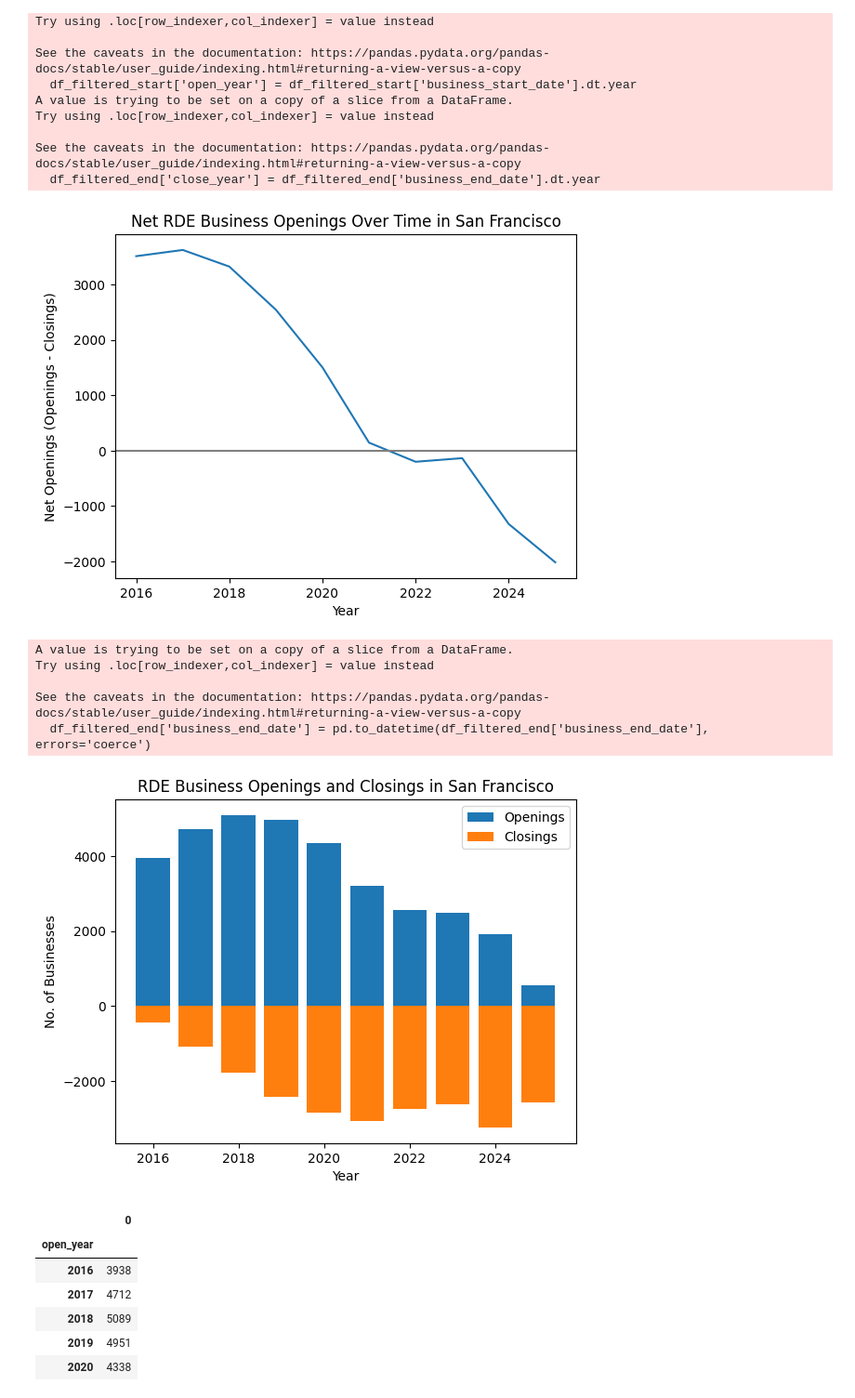
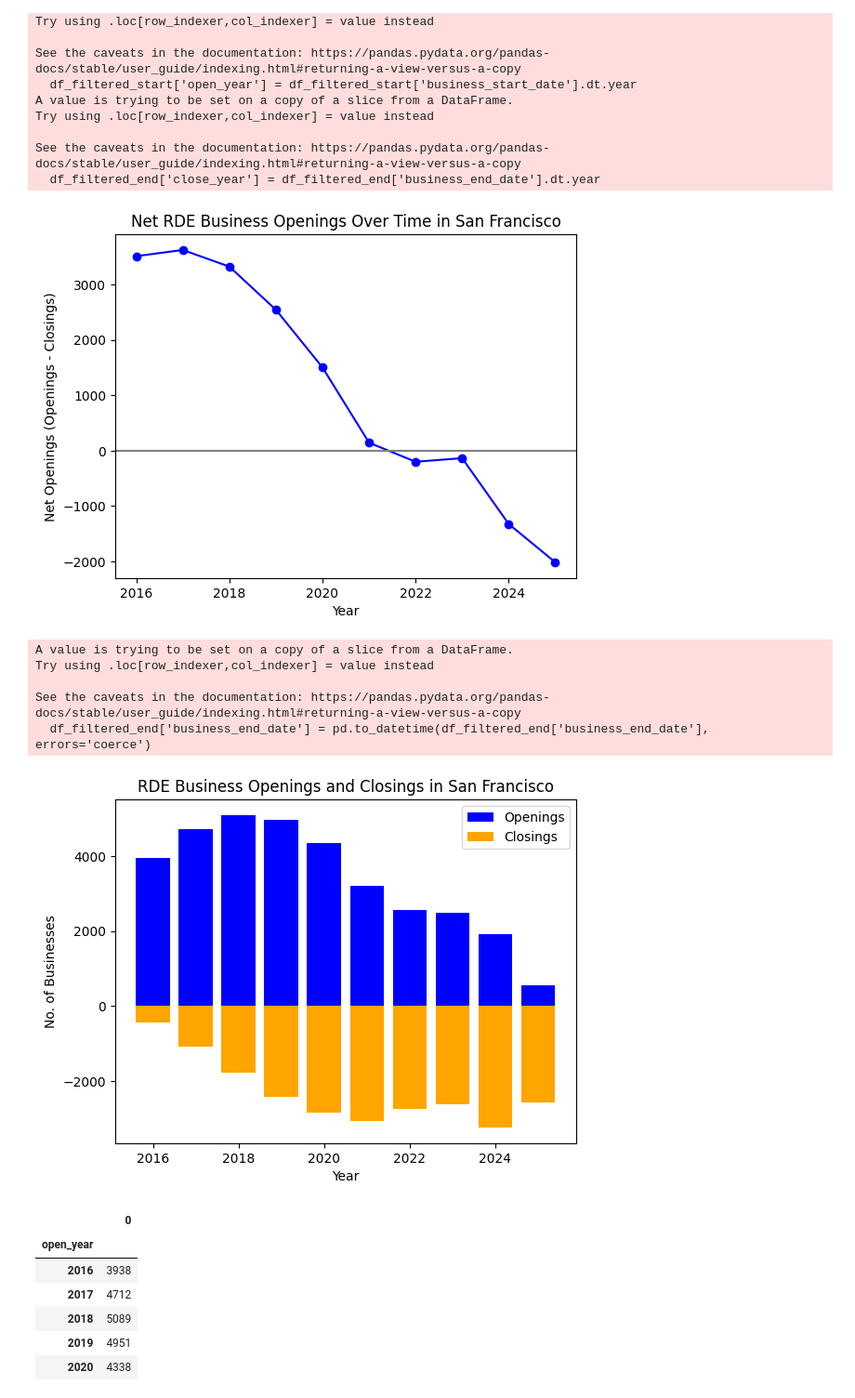
Before and after one commit to miaflynn/CYPLAN255-Final-Project, a Jupyter notebook: 03b_RDE_analysis.ipynb, the cells around one changed output. Shown at 93% size. Drawn from its saved outputs; the diff is of its cells as text; code cells hidden in the pictures.

```diff
--- a/03b_RDE_analysis.ipynb
+++ b/03b_RDE_analysis.ipynb
@@ -101,45 +101,45 @@ net['net_openings'] = net['openings'] - net['closings']
 net = net.sort_index()
 
 plt.figure()
-plt.plot(net.index, net['net_openings'])
+plt.plot(net.index, net['net_openings'], marker='o', color='blue')
 plt.xlabel('Year')
 plt.ylabel('Net Openings (Openings - Closings)')
 plt.title('Net RDE Business Openings Over Time in San Francisco')
 plt.axhline(0, color='gray')
 plt.show()
 # %% [output]
-[figure, old version]
+[figure, new version]
 # %%
 
 df_filtered_end['business_end_date'] = pd.to_datetime(df_filtered_end['business_end_date'], errors='coerce')
 
 # Combining openings and closings
 bars = pd.DataFrame({
     'openings': openings,
     'closings': closings
 }).fillna(0)
 
 # Making closings negative
 bars['closings'] = -bars['closings']
 
 # Sorting by year
 bars = bars.sort_index()
 
 plt.figure()
-plt.bar(bars.index, bars['openings'], label='Openings')
-plt.bar(bars.index, bars['closings'], label='Closings')
+plt.bar(bars.index, bars['openings'], label='Openings', color='blue')
+plt.bar(bars.index, bars['closings'], label='Closings', color='orange')
 plt.xlabel('Year')
 plt.ylabel('No. of Businesses')
 plt.title('RDE Business Openings and Closings in San Francisco')
 plt.legend()
 plt.show()
 # %% [output]
 A value is trying to be set on a copy of a slice from a DataFrame.
 Try using .loc[row_indexer,col_indexer] = value instead
 
 See the caveats in the documentation: https://pandas.pydata.org/pandas-docs/stable/user_guide/indexing.html#returning-a-view-versus-a-copy
   df_filtered_end['business_end_date'] = pd.to_datetime(df_filtered_end['business_end_date'], errors='coerce')
-[figure, old version]
+[figure, new version]
 # %%
 #sanity checking values
 
```
Also changed, not shown: parts of 2 cells of this notebook.
